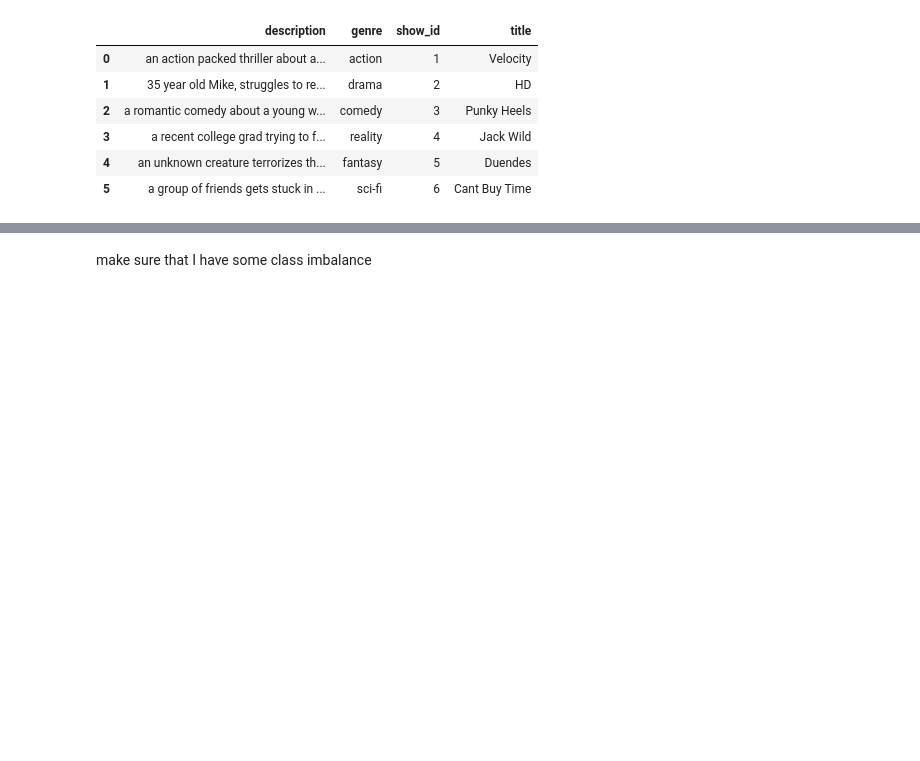
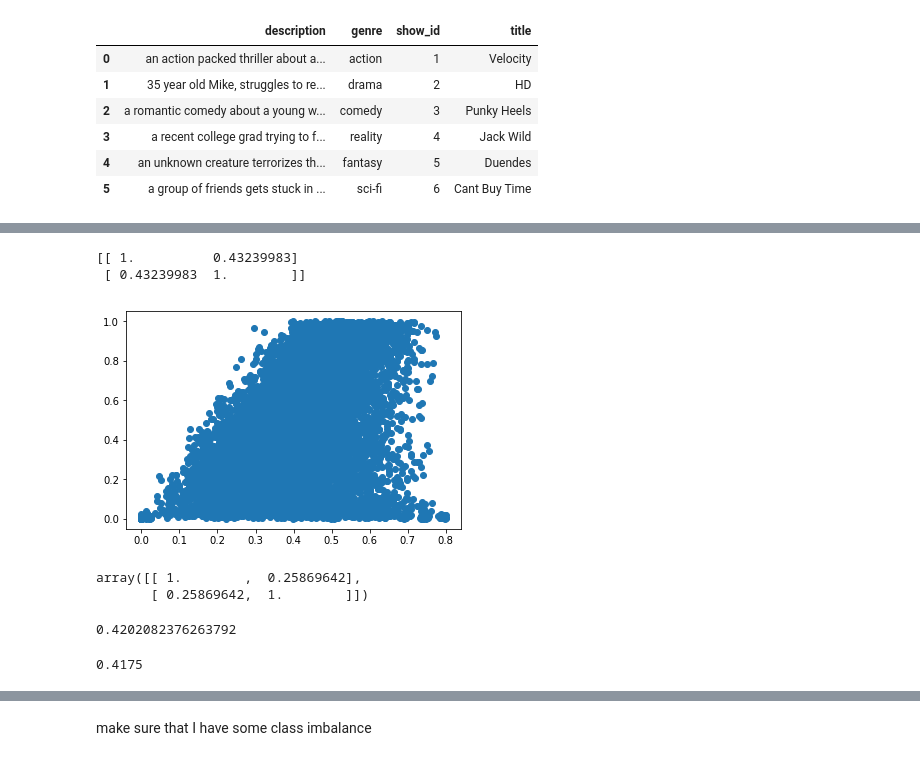
Before and after one commit to dvatterott/data_challenge, a Jupyter notebook: data_challenge_development.ipynb, the cells around one changed output, grey strips where cells are left out. Cells and saved outputs as stored; diff of their text form; code cells hidden in the pictures; blank space fills up the shorter version.

```diff
--- a/data_challenge_development.ipynb
+++ b/data_challenge_development.ipynb
@@ -195,0 +215,6 @@ people_df['subscriber_prob'] = per_row_draws(people_df, np.random.beta, signup_p
+# %%
+test_features(people_df.subscriber_prob, people_df.watch_prob)
+# %% [output]
+[[ 1.          0.43239983]
+ [ 0.43239983  1.        ]]
+[figure, added]
@@ -196,3 +230,13 @@ people_df['subscriber_prob'] = per_row_draws(people_df, np.random.beta, signup_p
+# %%
+np.corrcoef(grouped_df[6],
+            people_df[people_df.p_id.isin(behavioral_df.p_id.unique())].subscriber_prob)
+# %% [output]
+array([[ 1.        ,  0.25869642],
+       [ 0.25869642,  1.        ]])
+# %%
+np.mean(people_df.subscriber_prob)
+# %% [output]
+0.4202082376263792
 # %%
 def create_sub_alpha_dict(people_df):
     output = {}
@@ -206,5 +250,9 @@ def signup_probability(row, alpha_dict):
 
 alpha = create_sub_alpha_dict(people_df)
 people_df['subscriber'] = per_row_draws(people_df, np.random.binomial, signup_probability, alpha)
+# %%
+np.mean(people_df.subscriber)
+# %% [output]
+0.4175
 # %%
 people_df.head()
```
Also changed, not shown: parts of 19 cells of this notebook, 3 other files.
